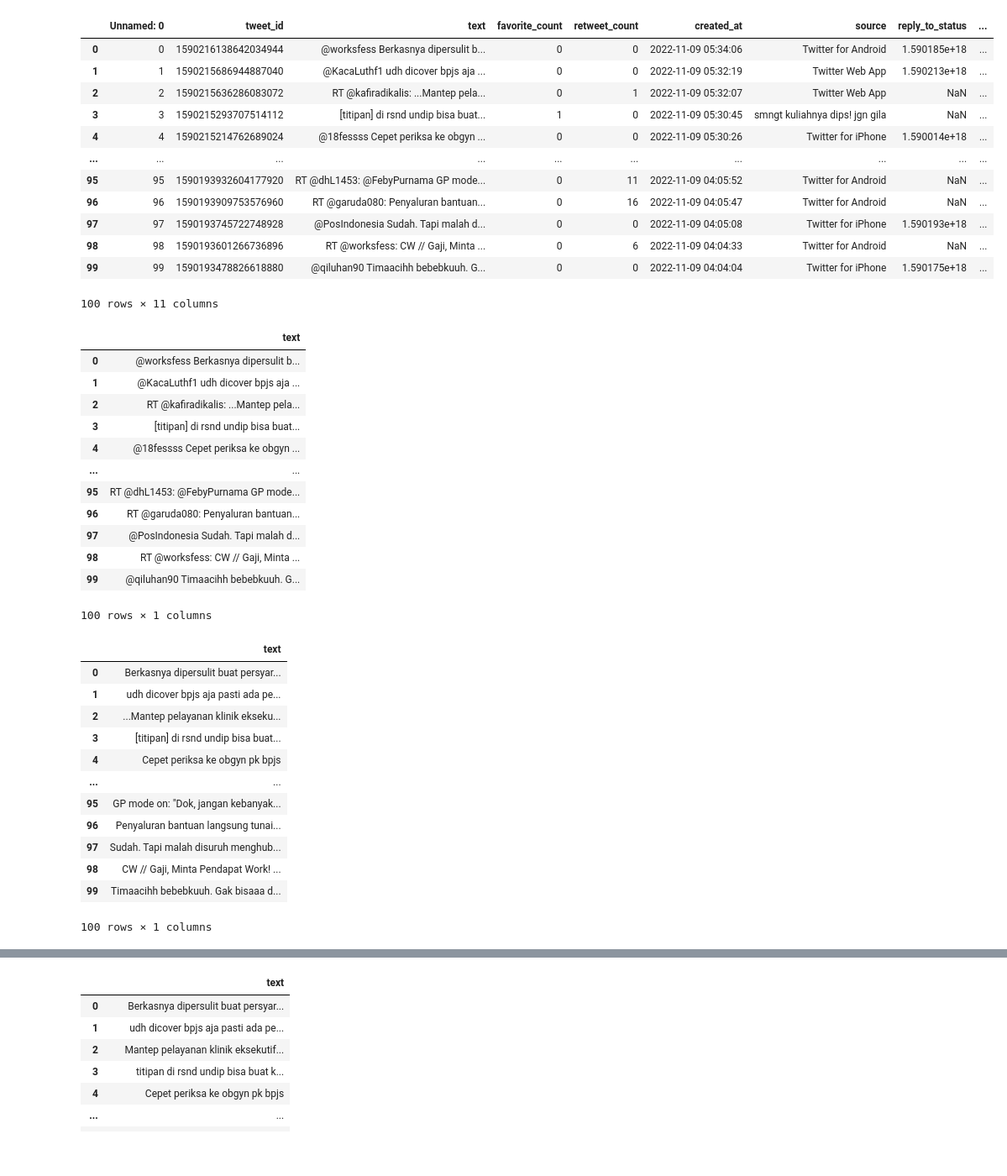
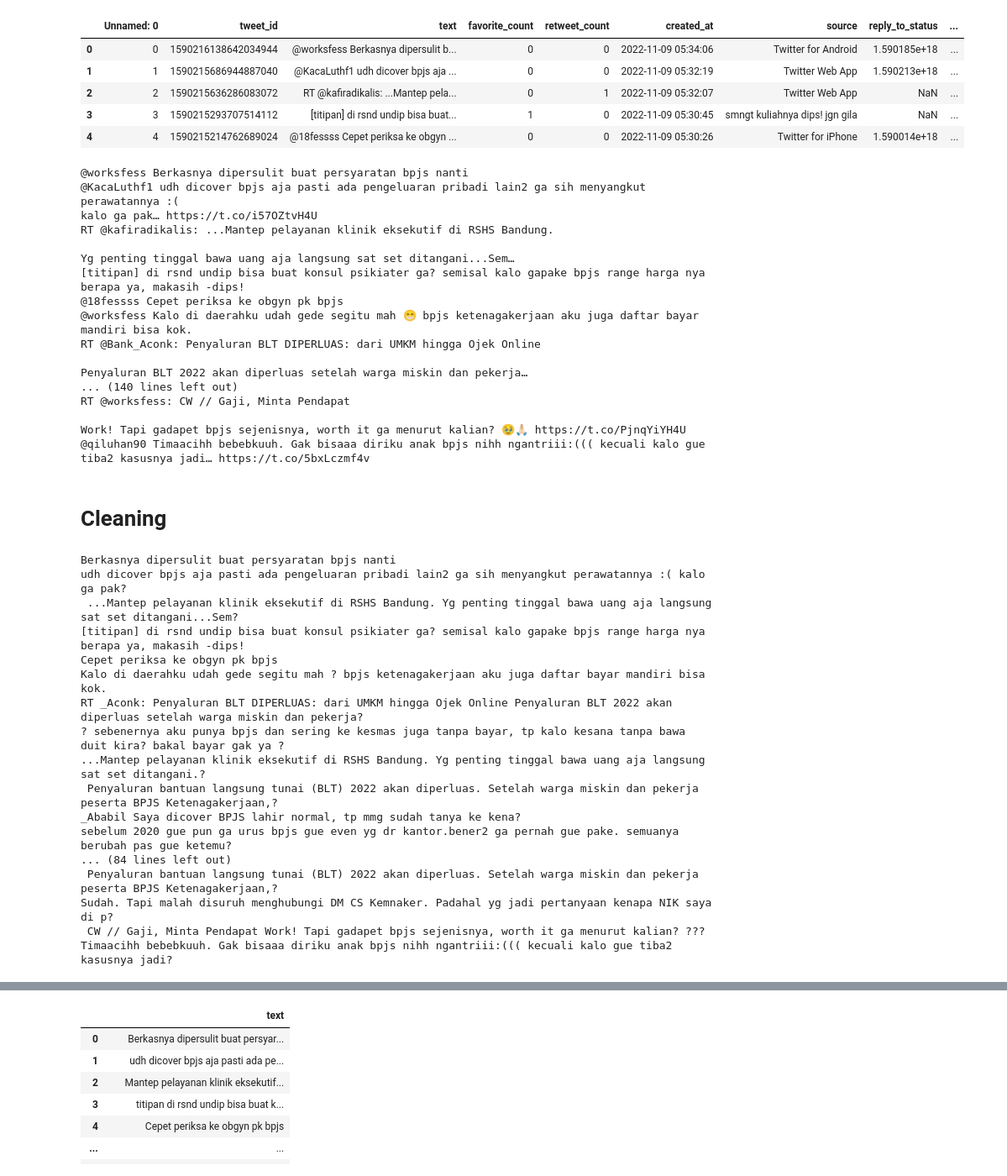
Before and after one commit to zulkarnen-force/twitter-scrawling, a Jupyter notebook: process.ipynb, the cells around one changed output, grey strips where cells are left out. Shown: that part at 84% size. Saved outputs shown, nothing was run; the diff lists cells and outputs as text; code cells hidden in the pictures; blank space fills up the shorter version.

```diff
--- a/process.ipynb
+++ b/process.ipynb
@@ -2,18 +2,11 @@
 import pandas as pd
 # %%
 twitter_data = pd.read_excel("./bpjs-20221109-123449.xlsx")
-twitter_data
+twitter_data.head()
 # %% [output]
 |  | Unnamed: 0 | tweet_id | text | favorite_count | retweet_count | created_at | source | reply_to_status | ... |
 | 0 | 0 | 1590216138642034944 | @worksfess Berkasnya dipersulit b... | 0 | 0 | 2022-11-09 05:34:06 | Twitter for Android | 1.590185e+18 | ... |
 | 1 | 1 | 1590215686944887040 | @KacaLuthf1 udh dicover bpjs aja ... | 0 | 0 | 2022-11-09 05:32:19 | Twitter Web App | 1.590213e+18 | ... |
 | 2 | 2 | 1590215636286083072 | RT @kafiradikalis: ...Mantep pela... | 0 | 1 | 2022-11-09 05:32:07 | Twitter Web App | NaN | ... |
 | 3 | 3 | 1590215293707514112 | [titipan] di rsnd undip bisa buat... | 1 | 0 | 2022-11-09 05:30:45 | smngt kuliahnya dips! jgn gila | NaN | ... |
 | 4 | 4 | 1590215214762689024 | @18fessss Cepet periksa ke obgyn ... | 0 | 0 | 2022-11-09 05:30:26 | Twitter for iPhone | 1.590014e+18 | ... |
-| ... | ... | ... | ... | ... | ... | ... | ... | ... | ... |
-| 95 | 95 | 1590193932604177920 | RT @dhL1453: @FebyPurnama GP mode... | 0 | 11 | 2022-11-09 04:05:52 | Twitter for Android | NaN | ... |
-| 96 | 96 | 1590193909753576960 | RT @garuda080: Penyaluran bantuan... | 0 | 16 | 2022-11-09 04:05:47 | Twitter for Android | NaN | ... |
-| 97 | 97 | 1590193745722748928 | @PosIndonesia Sudah. Tapi malah d... | 0 | 0 | 2022-11-09 04:05:08 | Twitter for iPhone | 1.590193e+18 | ... |
-| 98 | 98 | 1590193601266736896 | RT @worksfess: CW // Gaji, Minta ... | 0 | 6 | 2022-11-09 04:04:33 | Twitter for Android | NaN | ... |
-| 99 | 99 | 1590193478826618880 | @qiluhan90 Timaacihh bebebkuuh. G... | 0 | 0 | 2022-11-09 04:04:04 | Twitter for iPhone | 1.590175e+18 | ... |
-100 rows × 11 columns
@@ -20,20 +17,28 @@ twitter_data
 # %%
 df = pd.DataFrame(data=twitter_data['text'])
-df
+first_clean(df)
+for text in df["text"]:
+    print(text)
 # %% [output]
-|  | text |
-| 0 | @worksfess Berkasnya dipersulit b... |
-| 1 | @KacaLuthf1 udh dicover bpjs aja ... |
-| 2 | RT @kafiradikalis: ...Mantep pela... |
-| 3 | [titipan] di rsnd undip bisa buat... |
-| 4 | @18fessss Cepet periksa ke obgyn ... |
-| ... | ... |
-| 95 | RT @dhL1453: @FebyPurnama GP mode... |
-| 96 | RT @garuda080: Penyaluran bantuan... |
-| 97 | @PosIndonesia Sudah. Tapi malah d... |
-| 98 | RT @worksfess: CW // Gaji, Minta ... |
-| 99 | @qiluhan90 Timaacihh bebebkuuh. G... |
-100 rows × 1 columns
+@worksfess Berkasnya dipersulit buat persyaratan bpjs nanti
+@KacaLuthf1 udh dicover bpjs aja pasti ada pengeluaran pribadi lain2 ga sih menyangkut perawatannya :(
+kalo ga pak… https://t.co/i57OZtvH4U
+RT @kafiradikalis: ...Mantep pelayanan klinik eksekutif di RSHS Bandung.
+
+Yg penting tinggal bawa uang aja langsung sat set ditangani...Sem…
+[titipan] di rsnd undip bisa buat konsul psikiater ga? semisal kalo gapake bpjs range harga nya berapa ya, makasih -dips!
+@18fessss Cepet periksa ke obgyn pk bpjs
+@worksfess Kalo di daerahku udah gede segitu mah 😁 bpjs ketenagakerjaan aku juga daftar bayar mandiri bisa kok.
+RT @Bank_Aconk: Penyaluran BLT DIPERLUAS: dari UMKM hingga Ojek Online
+
+Penyaluran BLT 2022 akan diperluas setelah warga miskin dan pekerja…
+... (140 lines left out)
+RT @worksfess: CW // Gaji, Minta Pendapat
+
+Work! Tapi gadapet bpjs sejenisnya, worth it ga menurut kalian? 🥹🙏🏻 https://t.co/PjnqYiYH4U
+@qiluhan90 Timaacihh bebebkuuh. Gak bisaaa diriku anak bpjs nihh ngantriii:((( kecuali kalo gue tiba2 kasusnya jadi… https://t.co/5bxLczmf4v
+# %% [markdown]
+# Cleaning
 # %%
 #Melakukan data cleaning untuk membersihkan text dari tab, hastag, link,dll
 import string
@@ -58,18 +63,23 @@ def clean(text):
 df['text'] = df['text'].apply(clean)
 
 #menampilkan df
-df
+for text in df["text"]:
+    print(text)
 # %% [output]
-|  | text |
-| 0 | Berkasnya dipersulit buat persyar... |
-| 1 | udh dicover bpjs aja pasti ada pe... |
-| 2 | ...Mantep pelayanan klinik ekseku... |
-| 3 | [titipan] di rsnd undip bisa buat... |
-| 4 | Cepet periksa ke obgyn pk bpjs |
-| ... | ... |
-| 95 | GP mode on: "Dok, jangan kebanyak... |
-| 96 | Penyaluran bantuan langsung tunai... |
-| 97 | Sudah. Tapi malah disuruh menghub... |
-| 98 | CW // Gaji, Minta Pendapat Work! ... |
-| 99 | Timaacihh bebebkuuh. Gak bisaaa d... |
-100 rows × 1 columns
+Berkasnya dipersulit buat persyaratan bpjs nanti
+udh dicover bpjs aja pasti ada pengeluaran pribadi lain2 ga sih menyangkut perawatannya :( kalo ga pak?
+ ...Mantep pelayanan klinik eksekutif di RSHS Bandung. Yg penting tinggal bawa uang aja langsung sat set ditangani...Sem?
+[titipan] di rsnd undip bisa buat konsul psikiater ga? semisal kalo gapake bpjs range harga nya berapa ya, makasih -dips!
+Cepet periksa ke obgyn pk bpjs
+Kalo di daerahku udah gede segitu mah ? bpjs ketenagakerjaan aku juga daftar bayar mandiri bisa kok.
+RT _Aconk: Penyaluran BLT DIPERLUAS: dari UMKM hingga Ojek Online Penyaluran BLT 2022 akan diperluas setelah warga miskin dan pekerja?
+? sebenernya aku punya bpjs dan sering ke kesmas juga tanpa bayar, tp kalo kesana tanpa bawa duit kira? bakal bayar gak ya ?
+...Mantep pelayanan klinik eksekutif di RSHS Bandung. Yg penting tinggal bawa uang aja langsung sat set ditangani.?
+ Penyaluran bantuan langsung tunai (BLT) 2022 akan diperluas. Setelah warga miskin dan pekerja peserta BPJS Ketenagakerjaan,?
+_Ababil Saya dicover BPJS lahir normal, tp mmg sudah tanya ke kena?
+sebelum 2020 gue pun ga urus bpjs gue even yg dr kantor.bener2 ga pernah gue pake. semuanya berubah pas gue ketemu?
+... (84 lines left out)
+ Penyaluran bantuan langsung tunai (BLT) 2022 akan diperluas. Setelah warga miskin dan pekerja peserta BPJS Ketenagakerjaan,?
+Sudah. Tapi malah disuruh menghubungi DM CS Kemnaker. Padahal yg jadi pertanyaan kenapa NIK saya di p?
+ CW // Gaji, Minta Pendapat Work! Tapi gadapet bpjs sejenisnya, worth it ga menurut kalian? ???
+Timaacihh bebebkuuh. Gak bisaaa diriku anak bpjs nihh ngantriii:((( kecuali kalo gue tiba2 kasusnya jadi?
```
Also changed, not shown: parts of 23 cells of this notebook, 12 other files.
